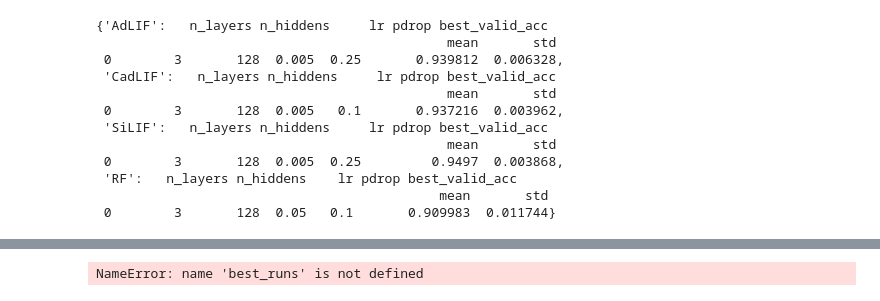
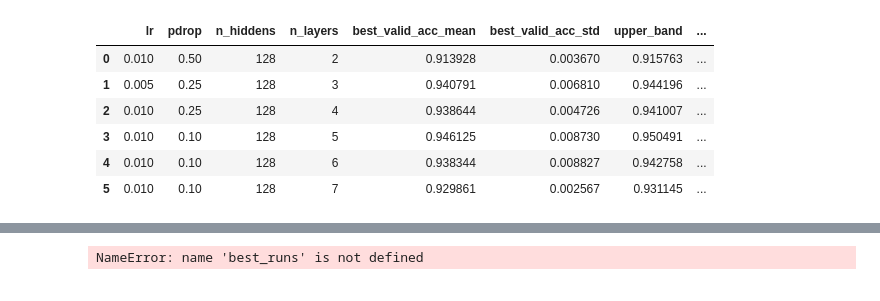
Before and after one commit to Lr0b0t/S3, a Jupyter notebook: Wandb_analysis/wandb_depth.ipynb, the cells around one changed output, grey strips where cells are left out. Cells and saved outputs as stored; diff of their text form; code cells hidden in the pictures.

```diff
--- a/Wandb_analysis/wandb_depth.ipynb
+++ b/Wandb_analysis/wandb_depth.ipynb
@@ -138,20 +139,7 @@ raf_ref = convert_dict2DF({'n_layers': 3,
 
 ref_points = {'AdLIF': adlif_ref, 'CadLIF':cadlif_ref, 'SiLIF': silif_ref, 'RF': raf_ref}
 # %%
-ref_points
+ref_points = []
-# %% [output]
-{'AdLIF':   n_layers n_hiddens     lr pdrop best_valid_acc
-                                             mean       std
- 0        3       128  0.005  0.25       0.939812  0.006328,
- 'CadLIF':   n_layers n_hiddens     lr pdrop best_valid_acc
-                                             mean       std
- 0        3       128  0.005   0.1       0.937216  0.003962,
- 'SiLIF':   n_layers n_hiddens     lr pdrop best_valid_acc
-                                             mean       std
- 0        3       128  0.005  0.25         0.9497  0.003868,
- 'RF':   n_layers n_hiddens    lr pdrop best_valid_acc
-                                            mean       std
- 0        3       128  0.05   0.1       0.909983  0.011744}
 # %%
 X_axis = 'n_layers'
 X_axis_name = 'Number of Layers'
@@ -186,3 +174,13 @@ for model in data:
     df_final['lower_band'] = df_final['best_valid_acc_mean'] -  df_final['best_valid_acc_std']/2
 
     final_layers_data[model] = df_final
+# %%
+final_layers_data['CadLIF']
+# %% [output]
+|  | lr | pdrop | n_hiddens | n_layers | best_valid_acc_mean | best_valid_acc_std | upper_band | ... |
+| 0 | 0.010 | 0.50 | 128 | 2 | 0.913928 | 0.003670 | 0.915763 | ... |
+| 1 | 0.005 | 0.25 | 128 | 3 | 0.940791 | 0.006810 | 0.944196 | ... |
+| 2 | 0.010 | 0.25 | 128 | 4 | 0.938644 | 0.004726 | 0.941007 | ... |
+| 3 | 0.010 | 0.10 | 128 | 5 | 0.946125 | 0.008730 | 0.950491 | ... |
+| 4 | 0.010 | 0.10 | 128 | 6 | 0.938344 | 0.008827 | 0.942758 | ... |
+| 5 | 0.010 | 0.10 | 128 | 7 | 0.929861 | 0.002567 | 0.931145 | ... |
```
Also changed, not shown: parts of 10 cells of this notebook, 5 other files.
